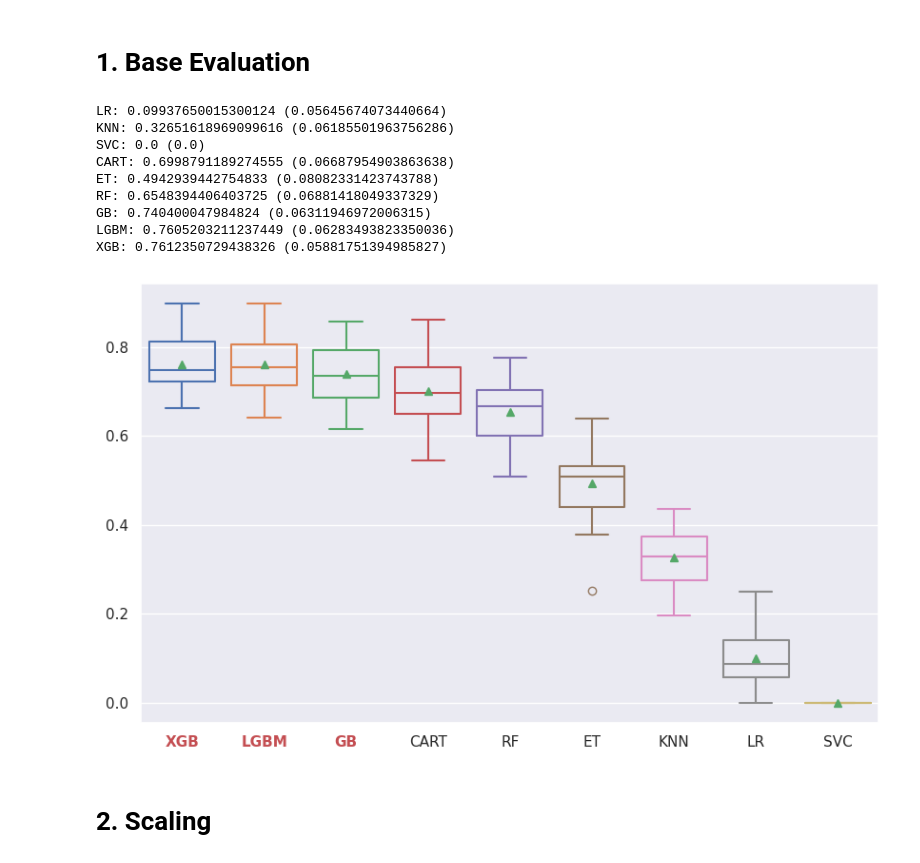
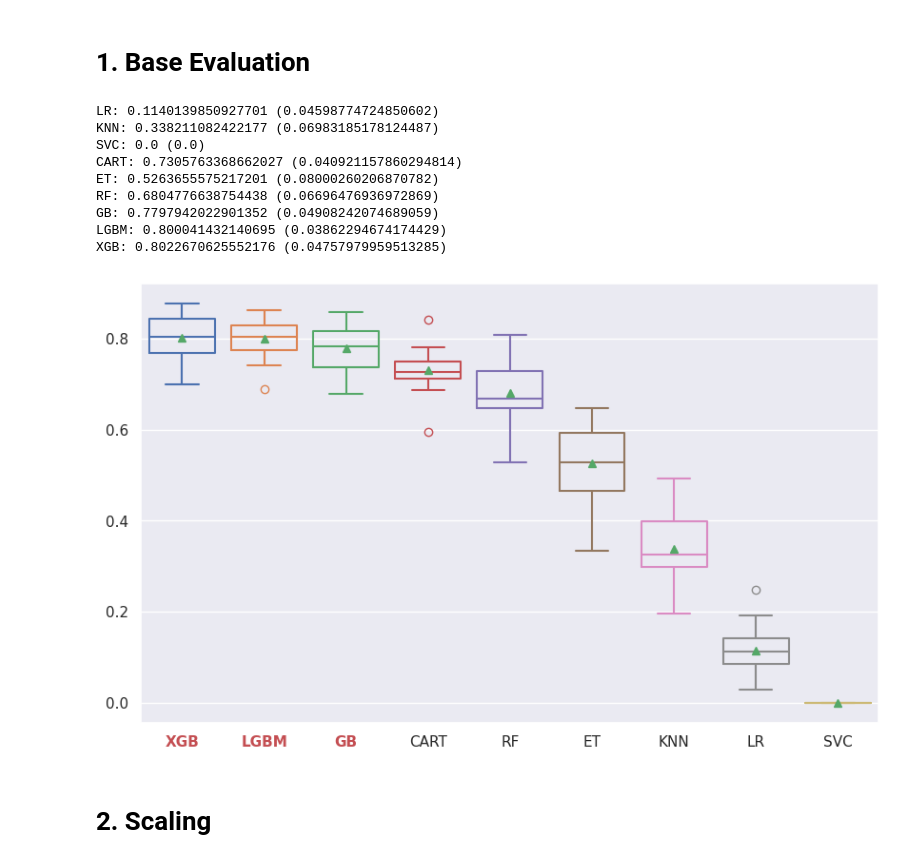
Before and after one commit to hyugai/MLOps_Marketing_CustomerChurn_2020KaggleCompetition, a Jupyter notebook: notebooks/predictive/single/features_engineering.ipynb, the cells around one changed output. Drawn from its saved outputs; the diff is of its cells as text; code cells hidden in the pictures.

```diff
--- a/notebooks/predictive/single/features_engineering.ipynb
+++ b/notebooks/predictive/single/features_engineering.ipynb
@@ -118,5 +123,3 @@ def get_train_test_split(df: pd.DataFrame) -> tuple[np.array: float, np.array: f
-# %%
-X_train, X_test, y_train, y_test, parsed_names = get_train_test_split(df=df_base)
 # %%
 # models
 def load_base_models() -> list:
@@ -134,7 +137,7 @@ def load_base_models() -> list:
     return models
 # %%
 # kflold result
-def get_kfold_result(models: list, X: np.array, y: np.array) -> tuple[np.array, np.array]:
+def get_kfold_results(models: list, X: np.array, y: np.array) -> tuple[np.array, np.array]:
     ##
     names, results = [], []
     cv = RepeatedStratifiedKFold(
@@ -157,7 +160,7 @@ def get_kfold_result(models: list, X: np.array, y: np.array) -> tuple[np.array,
     return names, results
 # %%
 # kfold visualization
-def plot_kfold_result(names: list, results: list):
+def plot_kfold_results(names: list, results: list):
     data_to_plot = dict()
     for name, result in zip(names, results):
         data_to_plot[name] = result
@@ -189,33 +192,45 @@ def plot_kfold_result(names: list, results: list):
 # %% [markdown]
 # 1. Base Evaluation
 # %%
-# base evaluation
-##
+#
+## filter out warning
 from warnings import simplefilter
 simplefilter(action='ignore')
 
-##
+# base models
 models = load_base_models()
-names, results = get_kfold_result(
+
+## encoding
+encoding = OneHotEncoder(drop='first', sparse_output=False)
+
+## pipelines
+pipelines = get_pipelines(
     models=models,
+    encoding=encoding
+)
+
+## kfold results
+names, results = get_kfold_results(
+    models=pipelines,
     X=X_train, y=y_train
 )
 # %% [output]
-LR: 0.09937650015300124 (0.05645674073440664)
-KNN: 0.32651618969099616 (0.06185501963756286)
+LR: 0.1140139850927701 (0.04598774724850602)
+KNN: 0.338211082422177 (0.06983185178124487)
 SVC: 0.0 (0.0)
-CART: 0.6998791189274555 (0.06687954903863638)
-ET: 0.4942939442754833 (0.08082331423743788)
-RF: 0.6548394406403725 (0.06881418049337329)
-GB: 0.740400047984824 (0.06311946972006315)
-LGBM: 0.7605203211237449 (0.06283493823350036)
-XGB: 0.7612350729438326 (0.05881751394985827)
+CART: 0.7305763368662027 (0.040921157860294814)
+ET: 0.5263655575217201 (0.08000260206870782)
+RF: 0.6804776638754438 (0.06696476936972869)
+GB: 0.7797942022901352 (0.04908242074689059)
+LGBM: 0.800041432140695 (0.03862294674174429)
+XGB: 0.8022670625552176 (0.04757979959513285)
 # %%
-plot_kfold_result(
+# visualizations
+plot_kfold_results(
     names=names, results=results
 )
 # %% [output]
-[figure, old version]
+[figure, new version]
 # %% [markdown]
 # 2. Scaling
 # %% [markdown]
```
Also changed, not shown: parts of 5 cells of this notebook.
